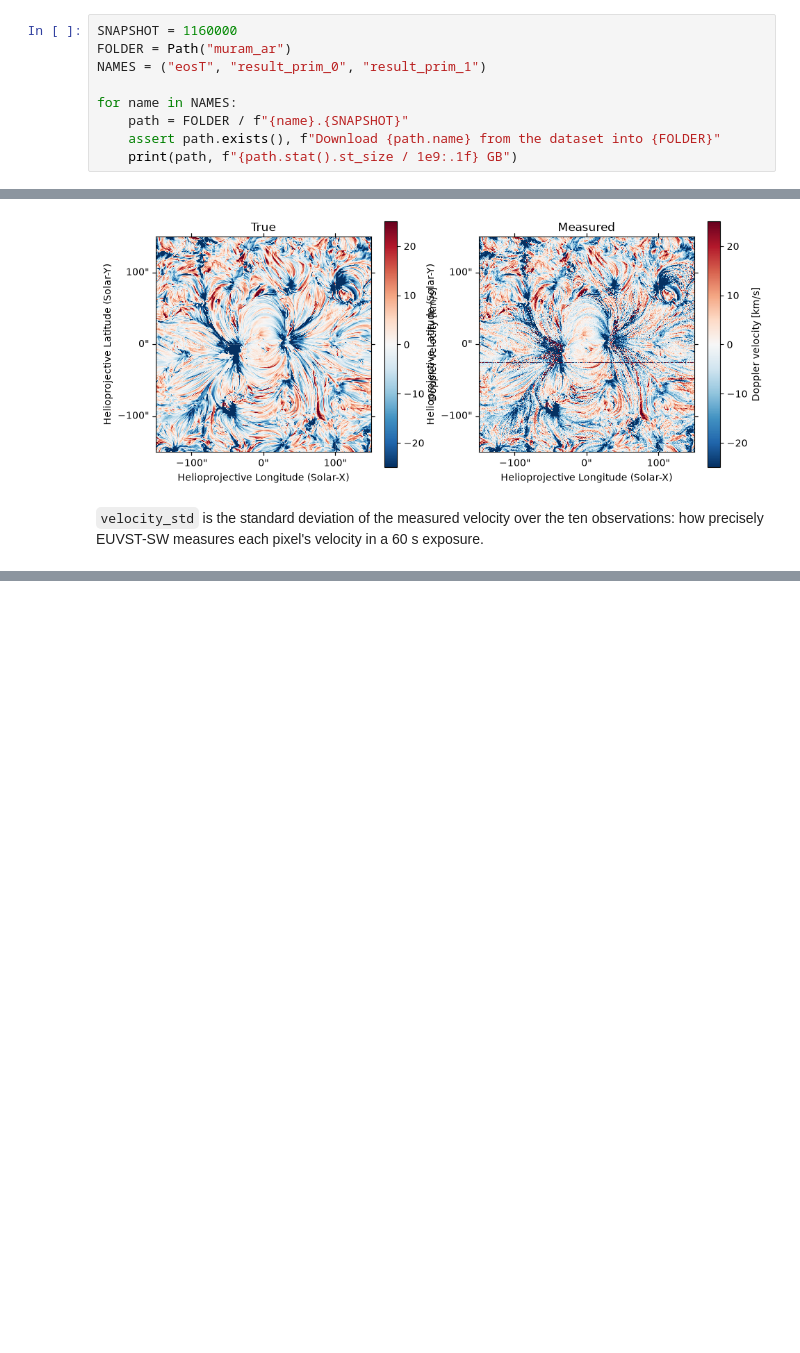
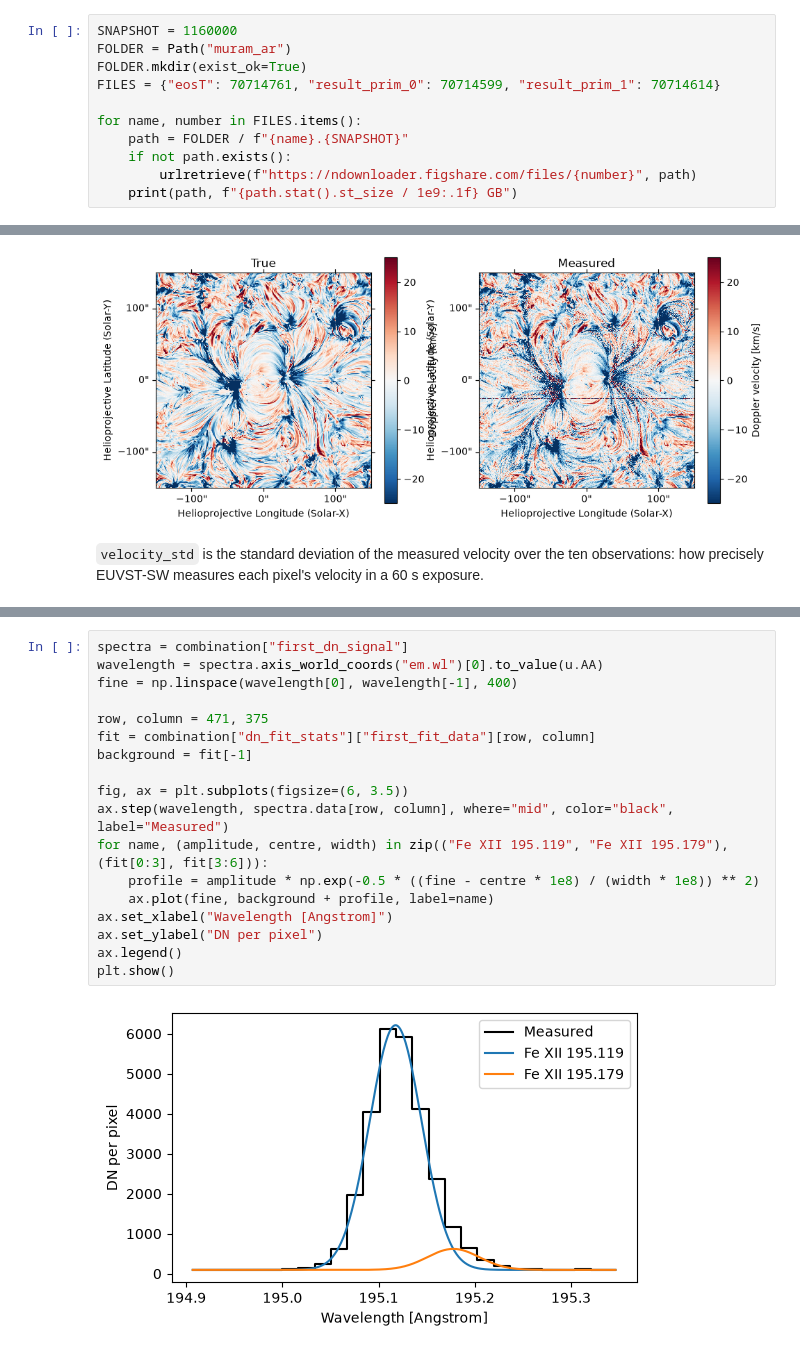
Before and after one commit to jamesmckevitt/eclipse, a Jupyter notebook: docs/worked-example.ipynb, the cells around one changed output, grey strips where cells are left out. Cells and saved outputs as stored; diff of their text form; blank space fills up the shorter version.

```diff
--- a/docs/worked-example.ipynb
+++ b/docs/worked-example.ipynb
@@ -46,11 +47,13 @@ Download these three into a folder called `muram_ar`.
 # %%
 SNAPSHOT = 1160000
 FOLDER = Path("muram_ar")
-NAMES = ("eosT", "result_prim_0", "result_prim_1")
+FOLDER.mkdir(exist_ok=True)
+FILES = {"eosT": 70714761, "result_prim_0": 70714599, "result_prim_1": 70714614}
 
-for name in NAMES:
+for name, number in FILES.items():
     path = FOLDER / f"{name}.{SNAPSHOT}"
-    assert path.exists(), f"Download {path.name} from the dataset into {FOLDER}"
+    if not path.exists():
+        urlretrieve(f"https://ndownloader.figshare.com/files/{number}", path)
     print(path, f"{path.stat().st_size / 1e9:.1f} GB")
 # %% [output]
 muram_ar/eosT.1160000 3.7 GB
@@ -237,0 +243,20 @@ plt.show()
+# %%
+spectra = combination["first_dn_signal"]
+wavelength = spectra.axis_world_coords("em.wl")[0].to_value(u.AA)
+fine = np.linspace(wavelength[0], wavelength[-1], 400)
+
+row, column = 471, 375
+fit = combination["dn_fit_stats"]["first_fit_data"][row, column]
+background = fit[-1]
+
+fig, ax = plt.subplots(figsize=(6, 3.5))
+ax.step(wavelength, spectra.data[row, column], where="mid", color="black", label="Measured")
+for name, (amplitude, centre, width) in zip(("Fe XII 195.119", "Fe XII 195.179"), (fit[0:3], fit[3:6])):
+    profile = amplitude * np.exp(-0.5 * ((fine - centre * 1e8) / (width * 1e8)) ** 2)
+    ax.plot(fine, background + profile, label=name)
+ax.set_xlabel("Wavelength [Angstrom]")
+ax.set_ylabel("DN per pixel")
+ax.legend()
+plt.show()
+# %% [output]
+[figure, added]
```
Also changed, not shown: parts of 9 cells of this notebook, 42 other files.
